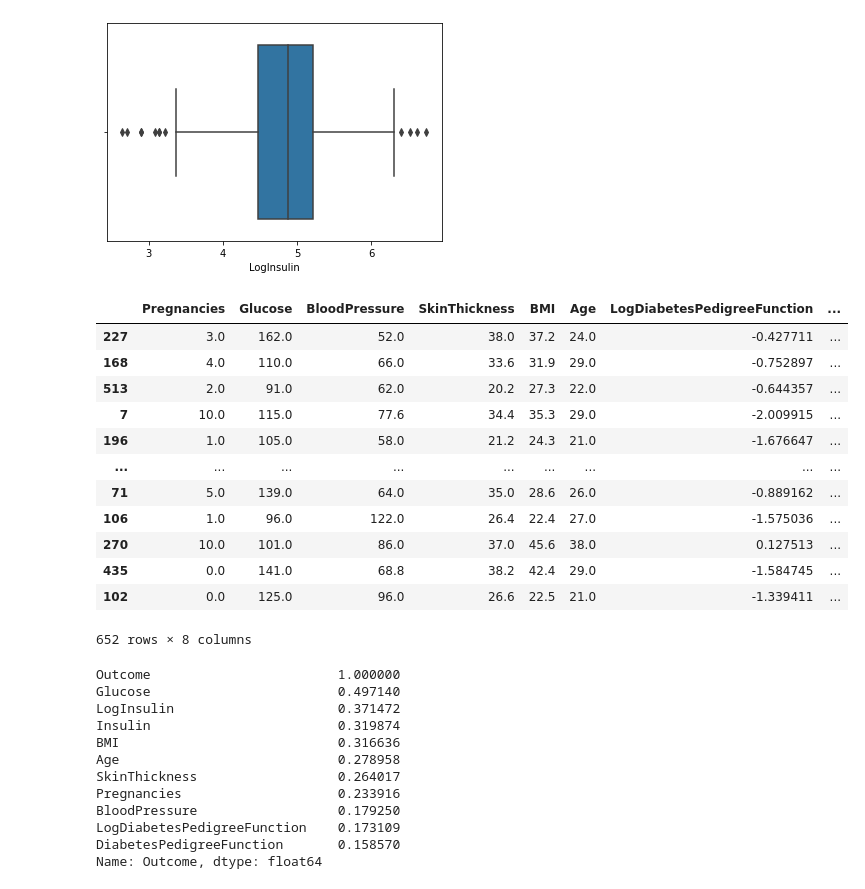
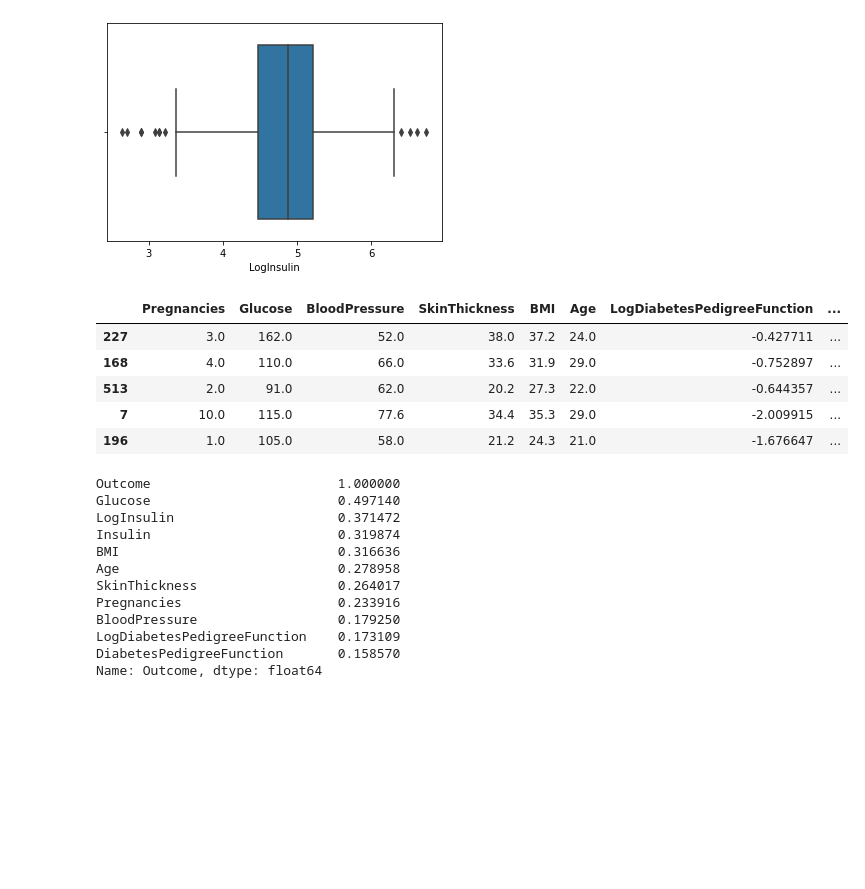
Before and after one commit to franklinzppa/diabetes-classification, a Jupyter notebook: diabetes-clf.ipynb, the cells around one changed output. Saved outputs shown, nothing was run; the diff lists cells and outputs as text; code cells hidden in the pictures; blank space fills up the shorter version.

```diff
--- a/diabetes-clf.ipynb
+++ b/diabetes-clf.ipynb
@@ -473,21 +473,14 @@ _ = sns.boxplot(data=X_train_tr_full, x="LogInsulin")
 X_train_tr['LogInsulin'] = np.log(X_train_tr['Insulin'])
 X_train_tr.drop('Insulin', axis=1, inplace=True)
 # %%
-X_train_tr
+X_train_tr.head()
 # %% [output]
 |  | Pregnancies | Glucose | BloodPressure | SkinThickness | BMI | Age | LogDiabetesPedigreeFunction | ... |
 | 227 | 3.0 | 162.0 | 52.0 | 38.0 | 37.2 | 24.0 | -0.427711 | ... |
 | 168 | 4.0 | 110.0 | 66.0 | 33.6 | 31.9 | 29.0 | -0.752897 | ... |
 | 513 | 2.0 | 91.0 | 62.0 | 20.2 | 27.3 | 22.0 | -0.644357 | ... |
 | 7 | 10.0 | 115.0 | 77.6 | 34.4 | 35.3 | 29.0 | -2.009915 | ... |
 | 196 | 1.0 | 105.0 | 58.0 | 21.2 | 24.3 | 21.0 | -1.676647 | ... |
-| ... | ... | ... | ... | ... | ... | ... | ... | ... |
-| 71 | 5.0 | 139.0 | 64.0 | 35.0 | 28.6 | 26.0 | -0.889162 | ... |
-| 106 | 1.0 | 96.0 | 122.0 | 26.4 | 22.4 | 27.0 | -1.575036 | ... |
-| 270 | 10.0 | 101.0 | 86.0 | 37.0 | 45.6 | 38.0 | 0.127513 | ... |
-| 435 | 0.0 | 141.0 | 68.8 | 38.2 | 42.4 | 29.0 | -1.584745 | ... |
-| 102 | 0.0 | 125.0 | 96.0 | 26.6 | 22.5 | 21.0 | -1.339411 | ... |
-652 rows × 8 columns
 # %%
 correlacao(X_train_tr_full)
 # %% [output]
```
Also changed, not shown: parts of 24 cells of this notebook.
